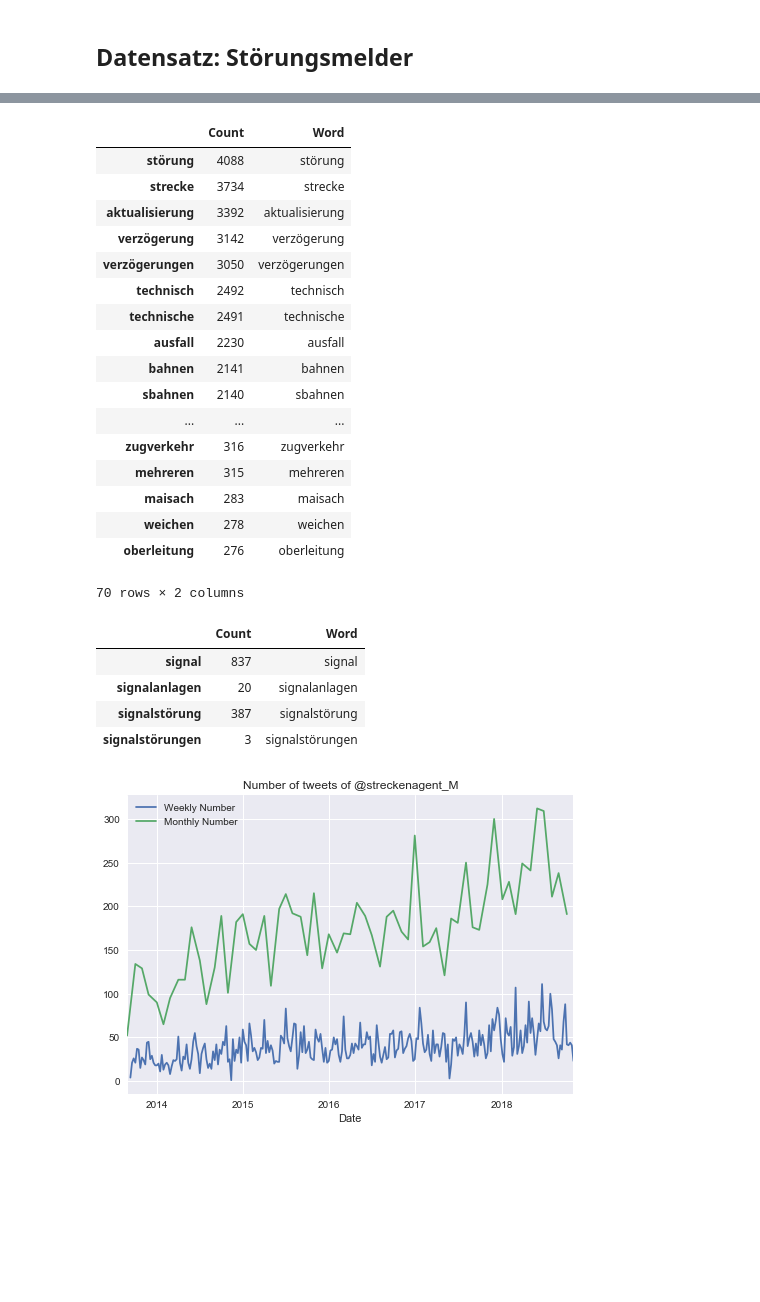
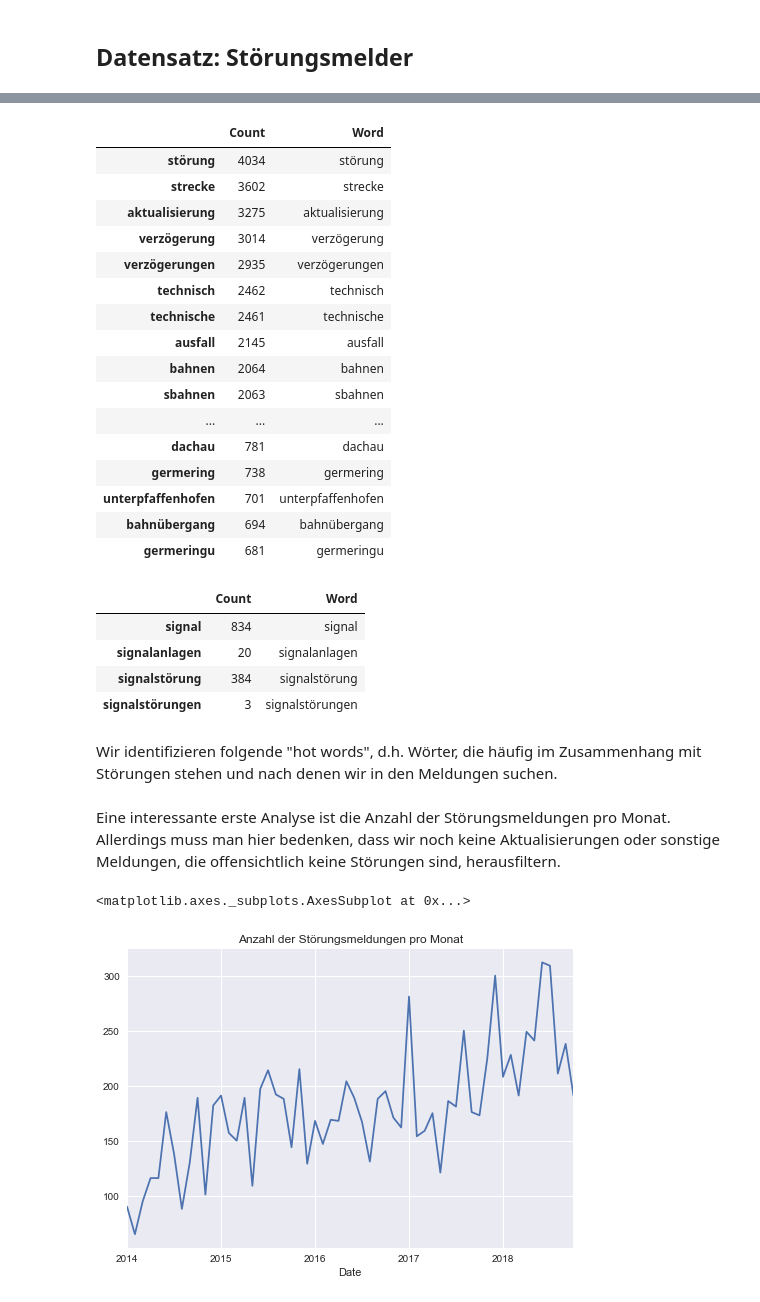
Before and after one commit to kummerer94/sbahn-stoerungen, a Jupyter notebook: analysis.ipynb, the cells around one changed output, grey strips where cells are left out. Drawn from its saved outputs; the diff is of its cells as text; code cells hidden in the pictures; blank space fills up the shorter version.

Commit message:
Improve analysis
- Analysis now in German
- Tweets analysis is now somewhere else

```diff
--- a/analysis.ipynb
+++ b/analysis.ipynb
@@ -91,15 +37,12 @@ tweets['Text'].groupby(pd.Grouper(freq='D')).count().rolling(7).mean().plot()
 # %%
-stoerungen_raw = pd.read_excel('stoerungen.xlsx')
-stoerungen_raw = stoerungen_raw.drop(['id', 'meldung'], axis=1)
-
-stoerungen_raw.columns = ['Text', 'Date']
-stoerungen_raw.index = stoerungen_raw['Date']
-
 # Error in database - take out the day
 stoerungen_raw.groupby('Date').count().sort_values(by='Text', ascending=False).head(10)
 
 # November is manipulating our plots - do not show anything for november yet
 stoerungen_raw = stoerungen_raw[stoerungen_raw.index <= '2018-10-31']
+
+# First month: September 2013 is also manipulating our data
+stoerungen_raw = stoerungen_raw[stoerungen_raw.index >= '2014-01-01']
 # %%
 stoerungen_raw = stoerungen_raw.drop_duplicates()
 stoerungen_raw.index = stoerungen_raw['Date']
@@ -135,34 +78,35 @@ word_count = pd.Series(word_count).to_frame()
 word_count.columns = ['Count']
 word_count['Word'] = word_count.index
 # %%
-word_count[word_count['Word'].apply(lambda x: len(str(x))) > 5].sort_values(by='Count', ascending=False).head(70)
+word_count[word_count['Word'].apply(lambda x: len(str(x))) > 5].sort_values(by='Count', ascending=False).head(30)
 # %% [output]
 |  | Count | Word |
-| störung | 4088 | störung |
-| strecke | 3734 | strecke |
-| aktualisierung | 3392 | aktualisierung |
-| verzögerung | 3142 | verzögerung |
-| verzögerungen | 3050 | verzögerungen |
-| technisch | 2492 | technisch |
-| technische | 2491 | technische |
-| ausfall | 2230 | ausfall |
-| bahnen | 2141 | bahnen |
-| sbahnen | 2140 | sbahnen |
+| störung | 4034 | störung |
+| strecke | 3602 | strecke |
+| aktualisierung | 3275 | aktualisierung |
+| verzögerung | 3014 | verzögerung |
+| verzögerungen | 2935 | verzögerungen |
+| technisch | 2462 | technisch |
+| technische | 2461 | technische |
+| ausfall | 2145 | ausfall |
+| bahnen | 2064 | bahnen |
+| sbahnen | 2063 | sbahnen |
 | ... | ... | ... |
-| zugverkehr | 316 | zugverkehr |
-| mehreren | 315 | mehreren |
-| maisach | 283 | maisach |
-| weichen | 278 | weichen |
-| oberleitung | 276 | oberleitung |
+| dachau | 781 | dachau |
+| germering | 738 | germering |
+| unterpfaffenhofen | 701 | unterpfaffenhofen |
+| bahnübergang | 694 | bahnübergang |
+| germeringu | 681 | germeringu |
-70 rows × 2 columns
 # %%
 word_count[word_count['Word'].str.startswith('signal')]
 # %% [output]
 |  | Count | Word |
-| signal | 837 | signal |
+| signal | 834 | signal |
 | signalanlagen | 20 | signalanlagen |
-| signalstörung | 387 | signalstörung |
+| signalstörung | 384 | signalstörung |
 | signalstörungen | 3 | signalstörungen |
+# %% [markdown]
+Wir identifizieren folgende "hot words", d.h. Wörter, die häufig im Zusammenhang mit Störungen stehen und nach denen wir in den Meldungen suchen.
 # %%
 hot_words = [
     'störung',
@@ -185,10 +129,11 @@ hot_words = [
     'weiche',
     'weichenstörung',
 ]
+# %% [markdown]
+Eine interessante erste Analyse ist die Anzahl der Störungsmeldungen pro Monat. Allerdings muss man hier bedenken, dass wir noch keine Aktualisierungen oder sonstige Meldungen, die offensichtlich keine Störungen sind, herausfiltern.
 # %%
-stoerungen_raw['Text'].groupby(pd.Grouper(freq='W')).count().plot()
-stoerungen_raw['Text'].groupby(pd.Grouper(freq='M')).count().plot(title='Number of tweets of @streckenagent_M')
-plt.legend(['Weekly Number', 'Monthly Number'])
-plt.savefig('num_tweets.jpg', dpi=300)
+#stoerungen_raw['Text'].groupby(pd.Grouper(freq='W')).count().plot()
+stoerungen_raw['Text'].groupby(pd.Grouper(freq='M')).count().plot(title='Anzahl der Störungsmeldungen pro Monat')
 # %% [output]
+<matplotlib.axes._subplots.AxesSubplot at 0x...>
-[figure, old version]
+[figure, new version]
```
Also changed, not shown: parts of 49 cells of this notebook, 2 other files.
